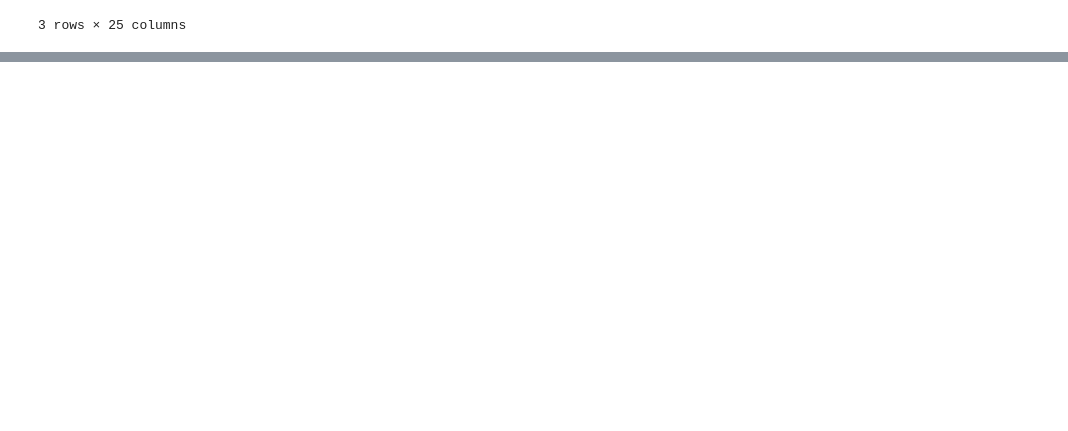
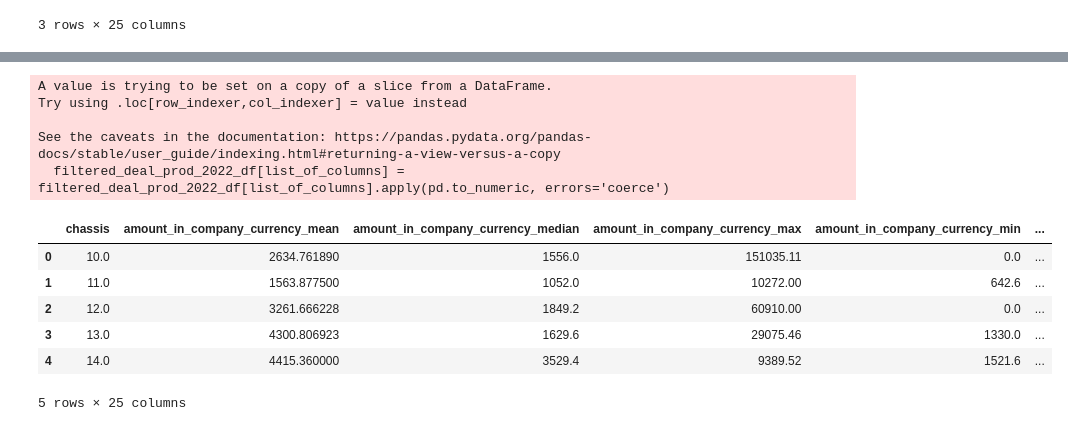
Before and after one commit to Atlis34/Project1, a Jupyter notebook: analysis/combined_data.ipynb, the cells around one changed output, grey strips where cells are left out. Cells and saved outputs as stored; diff of their text form; code cells hidden in the pictures; blank space fills up the shorter version.

Commit message:
More group-by's added 2/4/2024

```diff
--- a/analysis/combined_data.ipynb
+++ b/analysis/combined_data.ipynb
@@ -567,0 +652,45 @@ See the caveats in the documentation: https://pandas.pydata.org/pandas-docs/stab
+# %%
+# GroupBy chassis Summary Stats 2022
+
+# Define the group by column
+group_by_column = "chassis"
+
+# Set the display format for floating-point numbers
+pd.options.display.float_format = '{:.2f}'.format
+
+# Define the list of columns for summary statistics
+list_of_columns = ["amount_in_company_currency", "total_deal_quantity", "total_sku_cost", "gross_margin"]
+
+# Convert columns to numeric data types - dont change!
+filtered_deal_prod_2022_df[list_of_columns] = filtered_deal_prod_2022_df[list_of_columns].apply(pd.to_numeric, errors='coerce')
+
+# Perform group by and summary statistics on selected columns
+grouped_chassis_sum_2022_df = filtered_deal_prod_2022_df.groupby(group_by_column)[list_of_columns].agg(['mean', 'median', 'max', 'min', 'sum', 'std'])
+
+# Reset the column names to remove the multi-level index
+grouped_chassis_sum_2022_df.columns = grouped_chassis_sum_2022_df.columns.map('_'.join)
+
+# Reset the index and move "client_type_x" column to the first position
+grouped_chassis_sum_2022_df = grouped_chassis_sum_2022_df.reset_index()
+
+# Save the summary DataFrame as a new CSV file with right-justified numbers
+grouped_chassis_sum_2022_df.to_csv('grouped_summary_2022_chassis.csv', index=False, float_format='%.2f')
+
+# Reset the display format to the default
+pd.options.display.float_format = None
+
+# Print the first 5 records
+grouped_chassis_sum_2022_df.head()
+# %% [output]
+A value is trying to be set on a copy of a slice from a DataFrame.
+Try using .loc[row_indexer,col_indexer] = value instead
+
+See the caveats in the documentation: https://pandas.pydata.org/pandas-docs/stable/user_guide/indexing.html#returning-a-view-versus-a-copy
+  filtered_deal_prod_2022_df[list_of_columns] = filtered_deal_prod_2022_df[list_of_columns].apply(pd.to_numeric, errors='coerce')
+|  | chassis | amount_in_company_currency_mean | amount_in_company_currency_median | amount_in_company_currency_max | amount_in_company_currency_min | ... |
+| 0 | 10.0 | 2634.761890 | 1556.0 | 151035.11 | 0.0 | ... |
+| 1 | 11.0 | 1563.877500 | 1052.0 | 10272.00 | 642.6 | ... |
+| 2 | 12.0 | 3261.666228 | 1849.2 | 60910.00 | 0.0 | ... |
+| 3 | 13.0 | 4300.806923 | 1629.6 | 29075.46 | 1330.0 | ... |
+| 4 | 14.0 | 4415.360000 | 3529.4 | 9389.52 | 1521.6 | ... |
+5 rows × 25 columns
```
Also changed, not shown: parts of 12 cells of this notebook, 12 other files.
